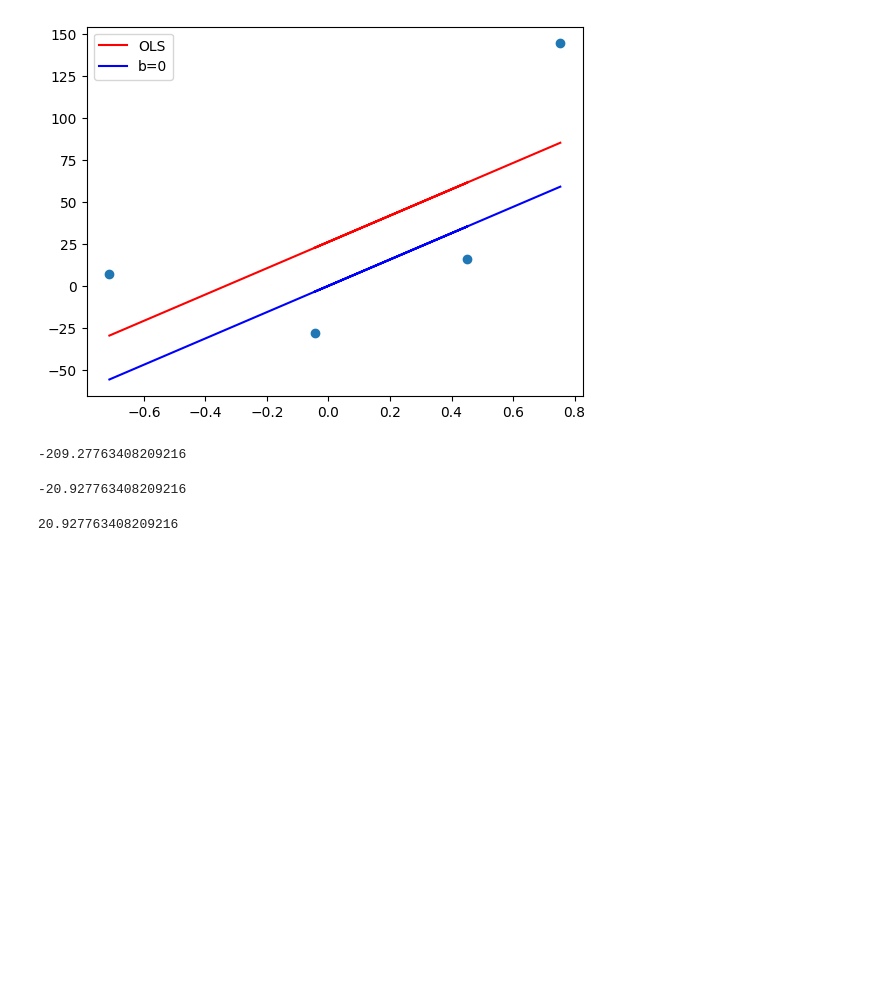
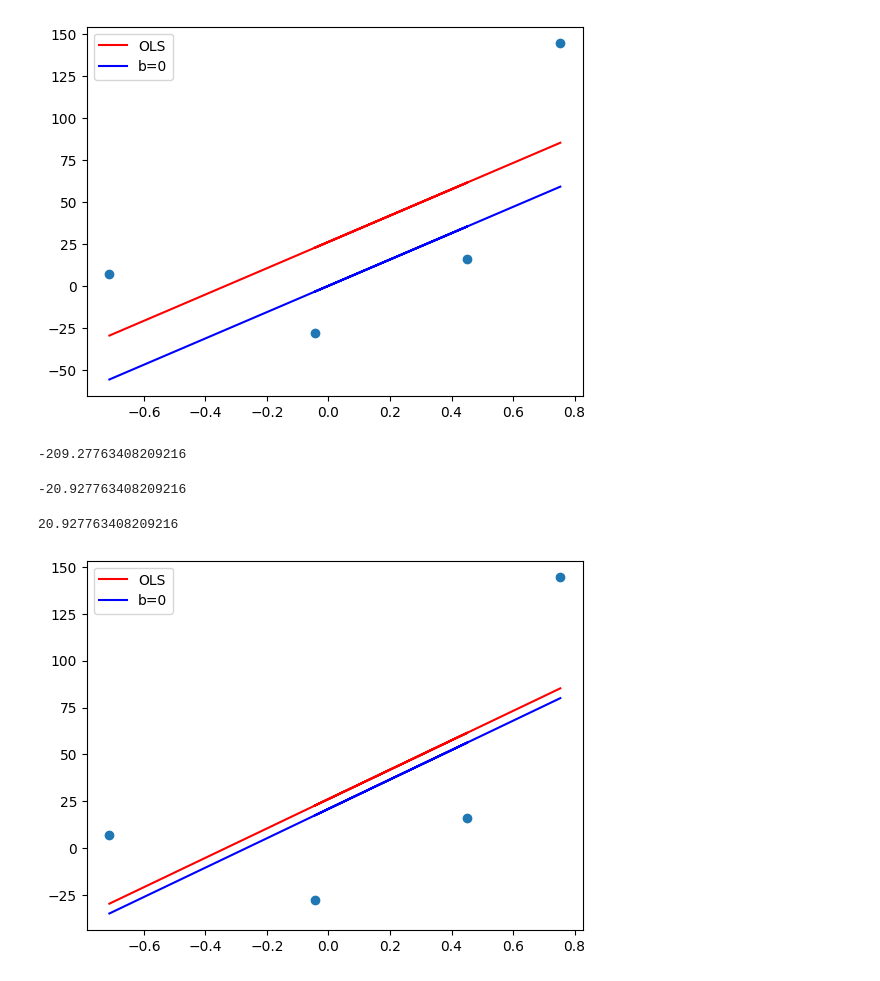
Before and after one commit to omkarpattnaik8080/MachineLearningAll, a Jupyter notebook: GradientDescend.ipynb, the cells around one changed output. Drawn from its saved outputs; the diff is of its cells as text; code cells hidden in the pictures; blank space fills up the shorter version.

```diff
--- a/GradientDescend.ipynb
+++ b/GradientDescend.ipynb
@@ -66,3 +66,12 @@ b=b-step_size
 b
 # %% [output]
 20.927763408209216
+# %%
+y_pred=((78.35*X)+b).reshape(4)
+plt.scatter(X,y)
+plt.plot(X,reg.predict(X),color='red',label="OLS")
+plt.plot(X,y_pred,color="blue",label="b=0")
+plt.legend()
+plt.show()
+# %% [output]
+[figure, added]
```
